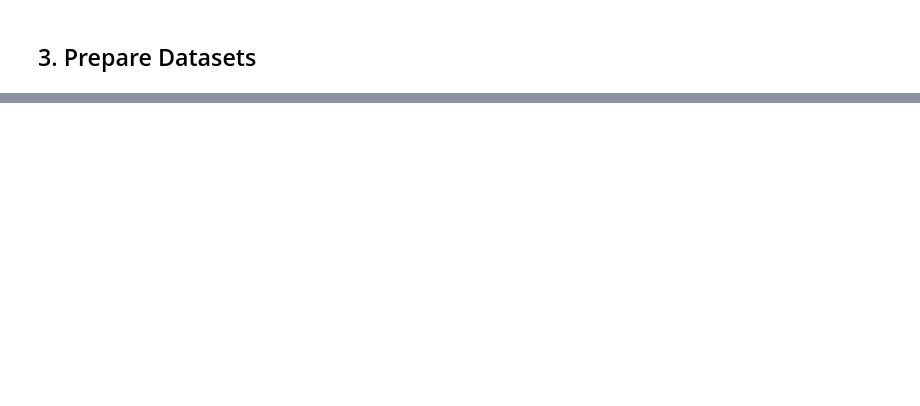
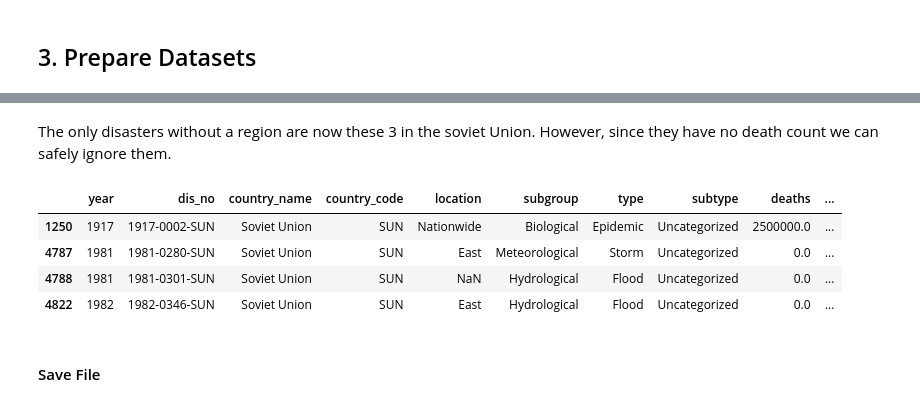
Before and after one commit to lukiwieser/natural-disasters-and-climate-change, a Jupyter notebook: main.ipynb, the cells around one changed output, grey strips where cells are left out. Drawn from its saved outputs; the diff is of its cells as text; code cells hidden in the pictures; blank space fills up the shorter version.

```diff
--- a/main.ipynb
+++ b/main.ipynb
@@ -370,0 +543,4 @@ Maybe separate heading?
+# %%
+dis_all = pd.merge(dis_all, un_country_codes[["ISO-alpha3 Code","Region Name", "Region Code"]], left_on='country_code', right_on='ISO-alpha3 Code', how='left')
+dis_all.rename(columns={"Region Code": "region_code", "Region Name": "region_name"}, inplace=True)
+dis_all.drop(columns=["ISO-alpha3 Code"],inplace=True)
@@ -370,0 +551,22 @@ Maybe separate heading?
+# %%
+# Taiwan
+dis_all.loc[dis_all['country_code']=='TWN','region_name'] = 'Asia'
+dis_all.loc[dis_all['country_code']=='TWN','region_code'] = 142
+# Czechoslovakia
+dis_all.loc[dis_all['country_code']=='CSK','region_name'] = 'Europe'
+dis_all.loc[dis_all['country_code']=='CSK','region_code'] = 150
+# Yugoslavia
+dis_all.loc[dis_all['country_code']=='YUG','region_name'] = 'Europe'
+dis_all.loc[dis_all['country_code']=='YUG','region_code'] = 150
+# Serbia Montenegro
+dis_all.loc[dis_all['country_code']=='SCG','region_name'] = 'Europe'
+dis_all.loc[dis_all['country_code']=='SCG','region_code'] = 150
+# Netherlands Antilles
+dis_all.loc[dis_all['country_code']=='ANT','region_name'] = 'Americas'
+dis_all.loc[dis_all['country_code']=='ANT','region_code'] = 19
+# Azores Islands
+dis_all.loc[dis_all['country_code']=='AZO','region_name'] = 'Europe'
+dis_all.loc[dis_all['country_code']=='AZO','region_code'] = 150
+# Canary Islands
+dis_all.loc[dis_all['country_code']=='SPI','region_name'] = 'Europe'
+dis_all.loc[dis_all['country_code']=='SPI','region_code'] = 150
@@ -370,0 +578,3 @@ Maybe separate heading?
+# %%
+mask_europe = dis_all.loc[dis_all['country_code']=='SUN']["location"].str.contains("Russian Federation|Ukraine|Moldavia|Siberia").fillna(False)
+mask_asia = dis_all.loc[dis_all['country_code']=='SUN']["location"].str.contains("Kazakhstan|Azerbaijan|Uzbekistan|Turkmenistan|Georgia|Armenia|Kyrgystan|Tajikistan|Tajiskistan|Tadzhikistan|Tadjikistan|Caucasus region|Dushanbe", case=False).fillna(False)
@@ -370,0 +597,21 @@ Maybe separate heading?
+# %%
+dis_all.loc[(dis_all['country_code']=='SUN') & mask_europe, "region_name"] = "Europe"
+dis_all.loc[(dis_all['country_code']=='SUN') & mask_europe, "region_code"] = 150
+
+dis_all.loc[(dis_all['country_code']=='SUN') & mask_asia, "region_name"] = "Asia"
+dis_all.loc[(dis_all['country_code']=='SUN') & mask_asia, "region_code"] = 142
+
+dis_all.loc[dis_all['dis_no']=='1921-9001-SUN', "region_name"] = "Europe"
+dis_all.loc[dis_all['dis_no']=='1921-9001-SUN', "region_code"] = 150
+# %% [markdown]
+The only disasters without a region are now these 3 in the soviet Union. However, since they have no death count we can safely ignore them.
+# %%
+dis_all[dis_all["region_name"].isna()]
+# %% [output]
+|  | year | dis_no | country_name | country_code | location | subgroup | type | subtype | deaths | ... |
+| 1250 | 1917 | 1917-0002-SUN | Soviet Union | SUN | Nationwide | Biological | Epidemic | Uncategorized | 2500000.0 | ... |
+| 4787 | 1981 | 1981-0280-SUN | Soviet Union | SUN | East | Meteorological | Storm | Uncategorized | 0.0 | ... |
+| 4788 | 1981 | 1981-0301-SUN | Soviet Union | SUN | NaN | Hydrological | Flood | Uncategorized | 0.0 | ... |
+| 4822 | 1982 | 1982-0346-SUN | Soviet Union | SUN | East | Hydrological | Flood | Uncategorized | 0.0 | ... |
+# %% [markdown]
+#### Save File
```
Also changed, not shown: parts of 58 cells of this notebook, 1 other file.
